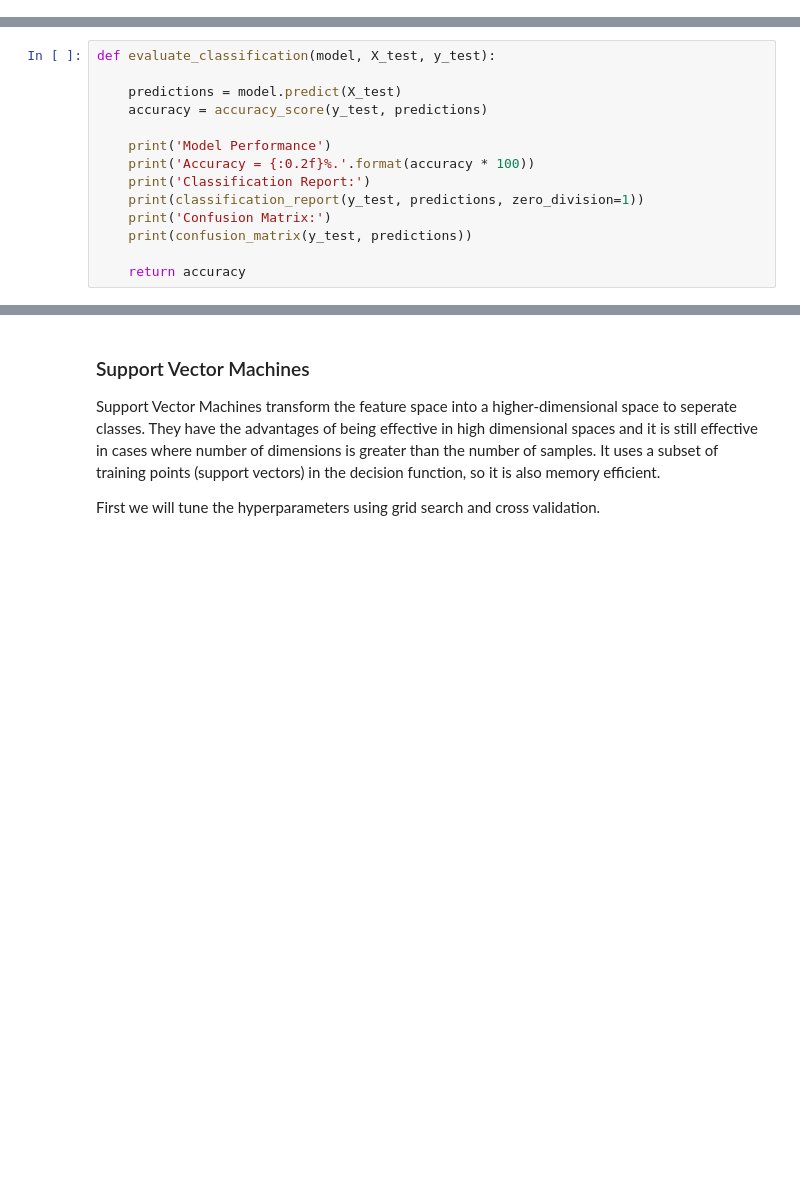
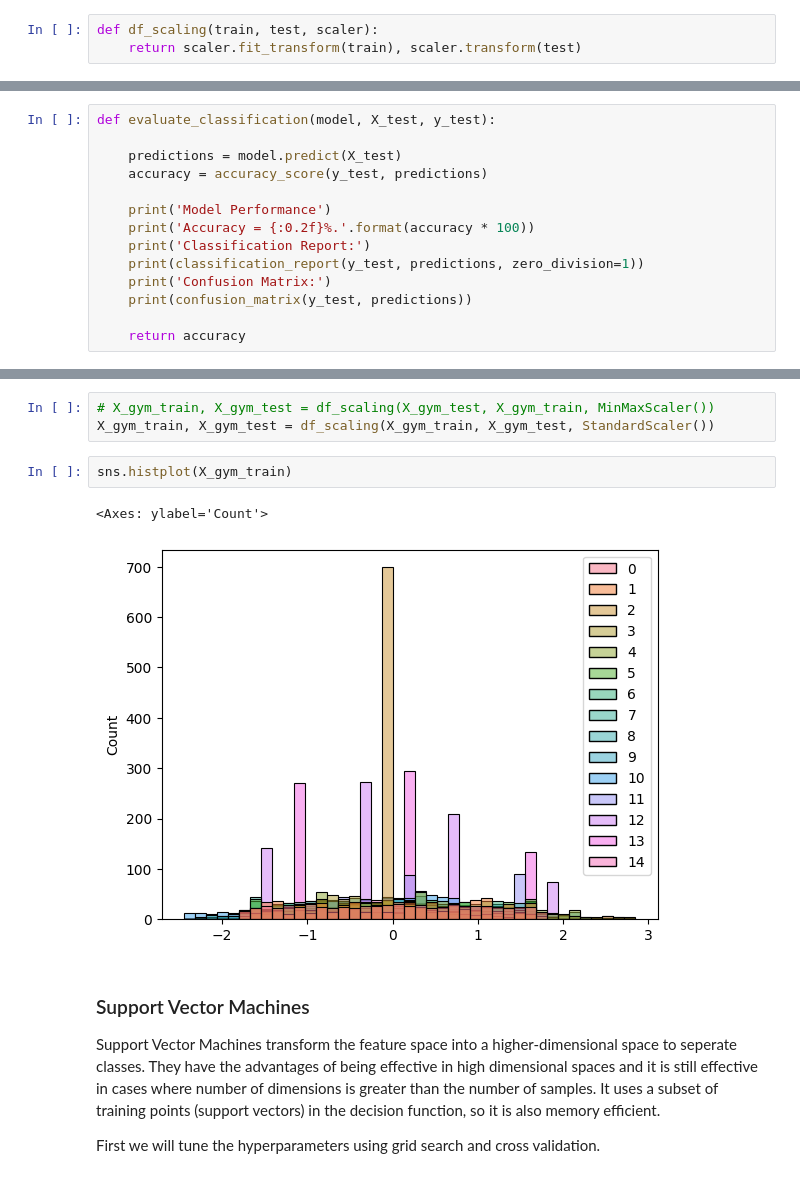
Before and after one commit to claraelisabeth/MachineLearning, a Jupyter notebook: gym_session_tracking.ipynb, the cells around one changed output, grey strips where cells are left out. Drawn from its saved outputs; the diff is of its cells as text; blank space fills up the shorter version.

```diff
--- a/gym_session_tracking.ipynb
+++ b/gym_session_tracking.ipynb
@@ -203,3 +187,6 @@ plt.show()
+# %%
+def df_scaling(train, test, scaler):
+    return scaler.fit_transform(train), scaler.transform(test)
 # %% [markdown]
 For possible feature selection, we will look at the correlation of the attributes. The highest correlation has the column `Fat_Percentage` followed by `Avg_BPM`, but in general, none have a high correlation. Therefore we decided to use all of the features.
 # %%
@@ -390,3 +330,11 @@ def evaluate_classification(model, X_test, y_test):
+# %%
+# X_gym_train, X_gym_test = df_scaling(X_gym_test, X_gym_train, MinMaxScaler())
+X_gym_train, X_gym_test = df_scaling(X_gym_train, X_gym_test, StandardScaler())
+# %%
+sns.histplot(X_gym_train)
+# %% [output]
+<Axes: ylabel='Count'>
+[figure, added]
 # %% [markdown]
 ### Support Vector Machines
 
```
Also changed, not shown: parts of 19 cells of this notebook, 3 other files.
